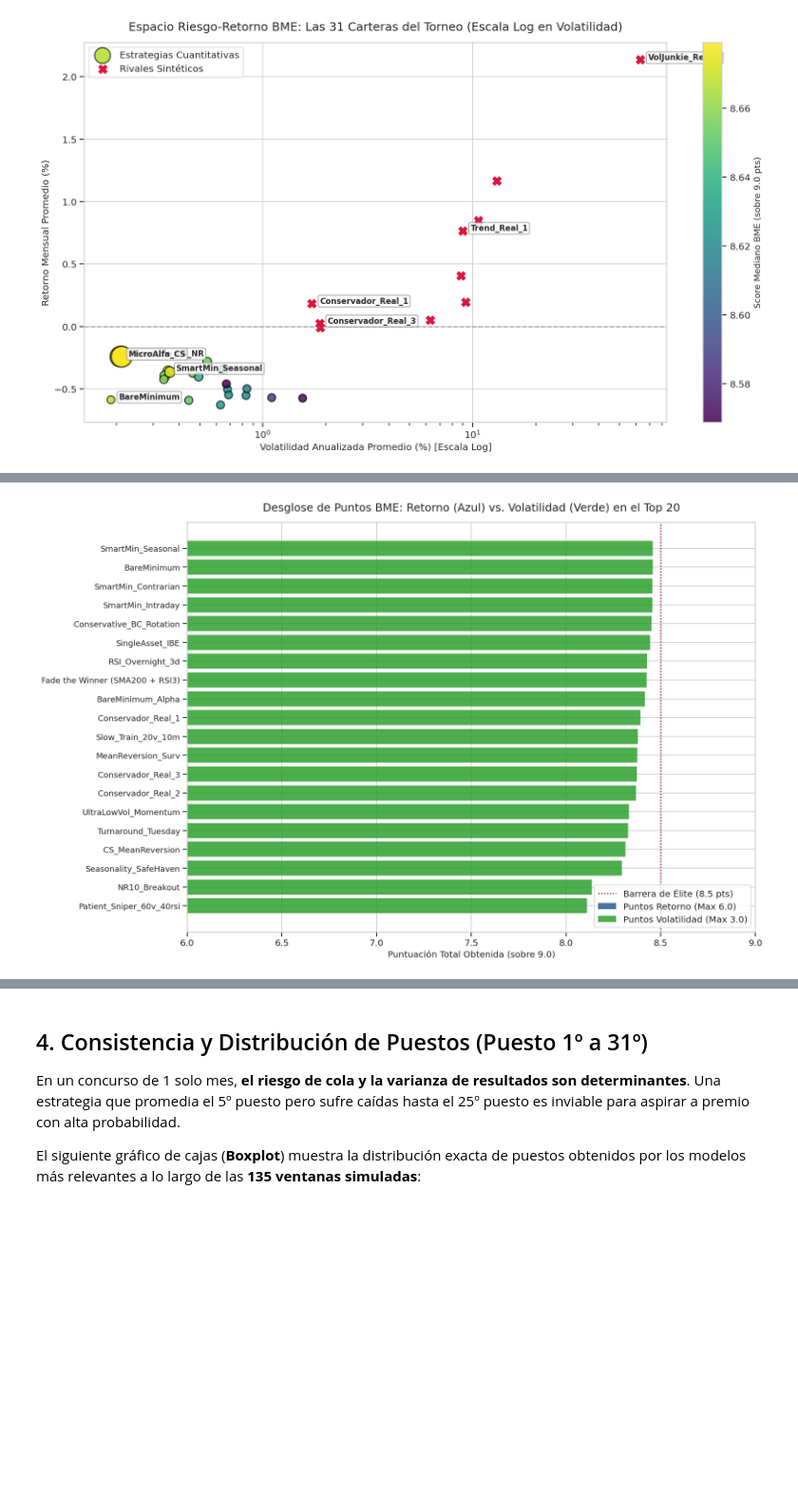
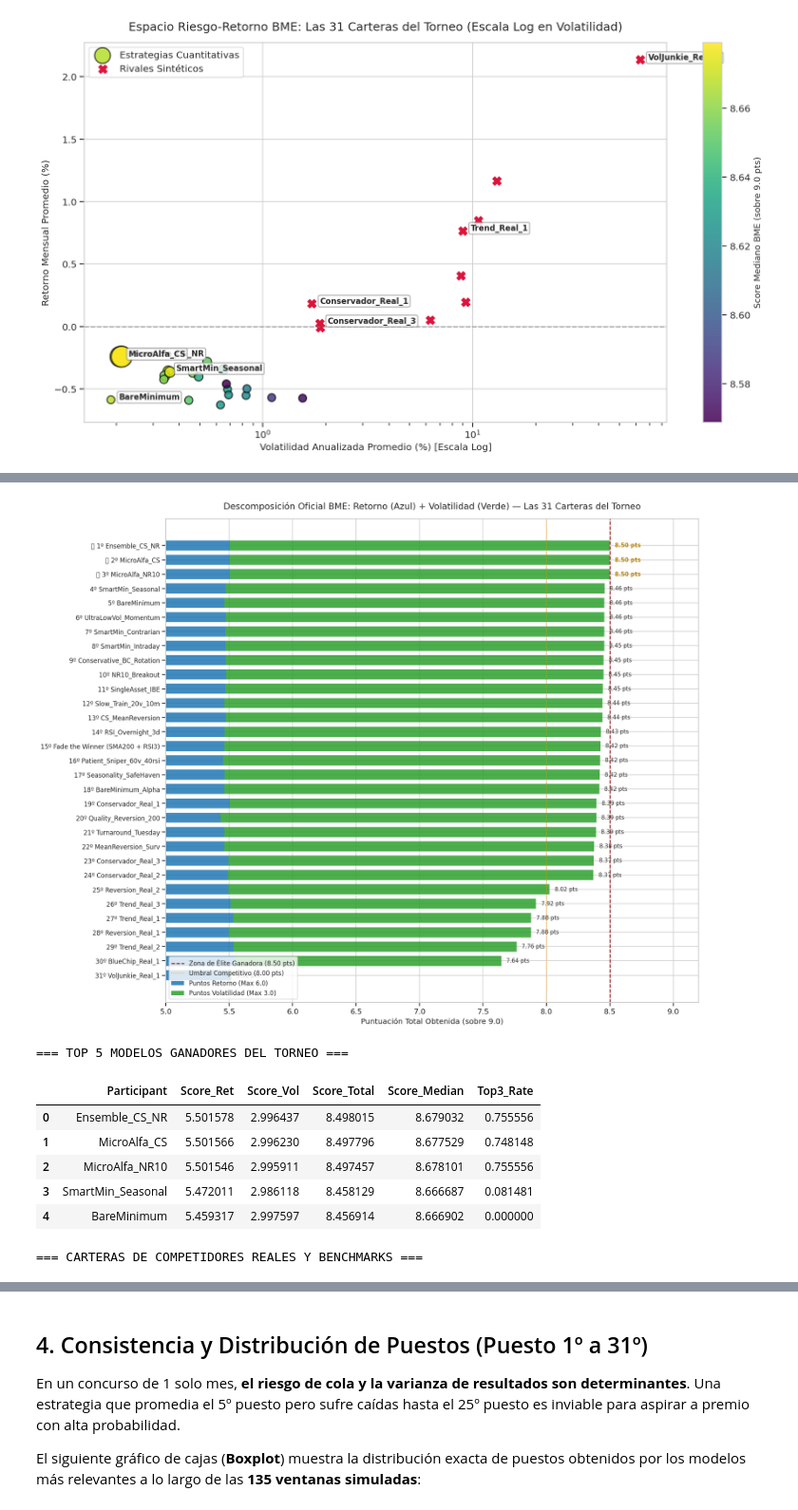
Before and after one commit to AnxoH/bme-contest, a Jupyter notebook: notebooks/06_torneo_maestro_analisis_estrategias.ipynb, the cells around one changed output, grey strips where cells are left out. Shown at 95% size. Drawn from its saved outputs; the diff is of its cells as text; code cells hidden in the pictures; blank space fills up the shorter version.

Commit message:
fix(notebook): plot all 31 participants in score decomposition and sort by qualified competition score

```diff
--- a/notebooks/06_torneo_maestro_analisis_estrategias.ipynb
+++ b/notebooks/06_torneo_maestro_analisis_estrategias.ipynb
@@ -92,8 +92,9 @@ display_df['Return_1M_Avg'] = (display_df['Return_1M_Avg'] * 100).round(2).astyp
 display_df['Vol_Ann_Avg'] = (display_df['Vol_Ann_Avg'] * 100).round(2).astype(str) + '%'
 display_df['Qualification_Rate'] = (display_df['Qualification_Rate'] * 100).round(1).astype(str) + '%'
 
-# Mostramos el Top 15
-display_df.head(15)
+# Mostramos las 31 estrategias participantes
+pd.set_option('display.max_rows', 35)
+display_df
 # %% [output]
 |  | Rank_Overall | Participant | Type | Median_Rank | Avg_Rank | Top3_Rate | Top5_Rate | Win_Rate_Global | ... |
 | 0 | 1 | SmartMin_Seasonal | Strategy | 7.0 | 7.888889 | 8.15% | 38.52% | 0.74% | ... |
@@ -191,27 +200,72 @@ Analizamos los componentes de la puntuación promedio en cada ventana:
 # %%
-# Extraer puntuaciones medias de retorno y volatilidad de df_raw
-score_decomp = df_raw.groupby('Participant')[['Score_Ret', 'Score_Vol', 'Score_Total']].mean().reset_index()
-score_decomp = score_decomp.merge(df_summary[['Participant', 'Type']], on='Participant')
-score_decomp = score_decomp.sort_values('Score_Total', ascending=False)
+# Descomposición de la puntuación en ventanas válidas de competición (las 31 carteras)
+score_decomp = df_raw[df_raw['Qualified']].groupby('Participant')[['Score_Ret', 'Score_Vol', 'Score_Total']].mean().reset_index()
+score_decomp = score_decomp.merge(df_summary[['Participant', 'Type', 'Top3_Rate', 'Score_Median']], on='Participant')
+score_decomp = score_decomp.sort_values('Score_Total', ascending=False).reset_index(drop=True)
 
-fig, ax = plt.subplots(figsize=(14, 9))
+# Visualización completa: TODAS las 31 estrategias del torneo
+fig, ax = plt.subplots(figsize=(15, 12))
+y_pos = np.arange(len(score_decomp))
 
-top20 = score_decomp.head(20).copy()
-y_pos = np.arange(len(top20))
+champion_models = ['Ensemble_CS_NR', 'MicroAlfa_CS', 'MicroAlfa_NR10']
 
-ax.barh(y_pos, top20['Score_Ret'], label='Puntos Retorno (Max 6.0)', color='#2b5c8f', alpha=0.85)
-ax.barh(y_pos, top20['Score_Vol'], left=top20['Score_Ret'], label='Puntos Volatilidad (Max 3.0)', color='#2ca02c', alpha=0.85)
+# Barras horizontales apiladas
+bars_ret = ax.barh(y_pos, score_decomp['Score_Ret'], label='Puntos Retorno (Max 6.0)', color='#1f77b4', alpha=0.85, height=0.7)
+bars_vol = ax.barh(y_pos, score_decomp['Score_Vol'], left=score_decomp['Score_Ret'], label='Puntos Volatilidad (Max 3.0)', color='#2ca02c', alpha=0.85, height=0.7)
+
+# Etiquetas personalizadas con medallas para el podio
+ytick_labels = []
+for i, row in score_decomp.iterrows():
+    p = row['Participant']
+    if p == 'Ensemble_CS_NR':
+        ytick_labels.append(f"🥇 1º {p}")
+    elif p == 'MicroAlfa_CS':
+        ytick_labels.append(f"🥈 2º {p}")
+    elif p == 'MicroAlfa_NR10':
+        ytick_labels.append(f"🥉 3º {p}")
+    else:
+        ytick_labels.append(f"{i+1:2d}º {p}")
 
 ax.set_yticks(y_pos)
-ax.set_yticklabels(top20['Participant'], fontsize=11)
+ax.set_yticklabels(ytick_labels, fontsize=10)
 ax.invert_yaxis()
+
+# Anotación del valor numérico total al final de cada barra
+for i, row in score_decomp.iterrows():
+    tot = row['Score_Total']
+    p = row['Participant']
+    is_champ = p in champion_models
+    ax.text(
+        tot + 0.04, i, f"{tot:.2f} pts",
+        va='center', fontsize=9,
+        fontweight='bold' if is_champ else 'normal',
+        color='#b8860b' if is_champ else '#333333'
+    )
+
 ax.set_xlabel('Puntuación Total Obtenida (sobre 9.0)', fontsize=12)
-ax.set_title('Desglose de Puntos BME: Retorno (Azul) vs. Volatilidad (Verde) en el Top 20', fontsize=15, pad=15)
-ax.set_xlim(6.0, 9.0)
-ax.axvline(8.5, color='darkred', linestyle=':', label='Barrera de Élite (8.5 pts)')
+ax.set_title('Descomposición Oficial BME: Retorno (Azul) + Volatilidad (Verde) — Las 31 Carteras del Torneo', fontsize=14, pad=15)
+ax.set_xlim(5.0, 9.2)
+ax.axvline(8.5, color='darkred', linestyle='--', linewidth=1.5, label='Zona de Élite Ganadora (8.50 pts)')
+ax.axvline(8.0, color='orange', linestyle=':', linewidth=1.2, label='Umbral Competitivo (8.00 pts)')
 
-ax.legend(loc='lower right', frameon=True)
+ax.legend(loc='lower left', frameon=True, fontsize=10)
 plt.tight_layout()
 plt.show()
+
+# Resumen comparativo en formato tabla
+print("=== TOP 5 MODELOS GANADORES DEL TORNEO ===")
+display(score_decomp[['Participant', 'Score_Ret', 'Score_Vol', 'Score_Total', 'Score_Median', 'Top3_Rate']].head(5))
+
+print()
+print("=== CARTERAS DE COMPETIDORES REALES Y BENCHMARKS ===")
+display(score_decomp[score_decomp['Type'] == 'Synthetic_Competitor'][['Participant', 'Score_Ret', 'Score_Vol', 'Score_Total', 'Score_Median', 'Top3_Rate']])
 # %% [output]
-[figure, old version]
+[figure, new version]
+=== TOP 5 MODELOS GANADORES DEL TORNEO ===
+|  | Participant | Score_Ret | Score_Vol | Score_Total | Score_Median | Top3_Rate |
+| 0 | Ensemble_CS_NR | 5.501578 | 2.996437 | 8.498015 | 8.679032 | 0.755556 |
+| 1 | MicroAlfa_CS | 5.501566 | 2.996230 | 8.497796 | 8.677529 | 0.748148 |
+| 2 | MicroAlfa_NR10 | 5.501546 | 2.995911 | 8.497457 | 8.678101 | 0.755556 |
+| 3 | SmartMin_Seasonal | 5.472011 | 2.986118 | 8.458129 | 8.666687 | 0.081481 |
+| 4 | BareMinimum | 5.459317 | 2.997597 | 8.456914 | 8.666902 | 0.000000 |
+=== CARTERAS DE COMPETIDORES REALES Y BENCHMARKS ===
```
Also changed, not shown: parts of 4 cells of this notebook, 2 other files.
